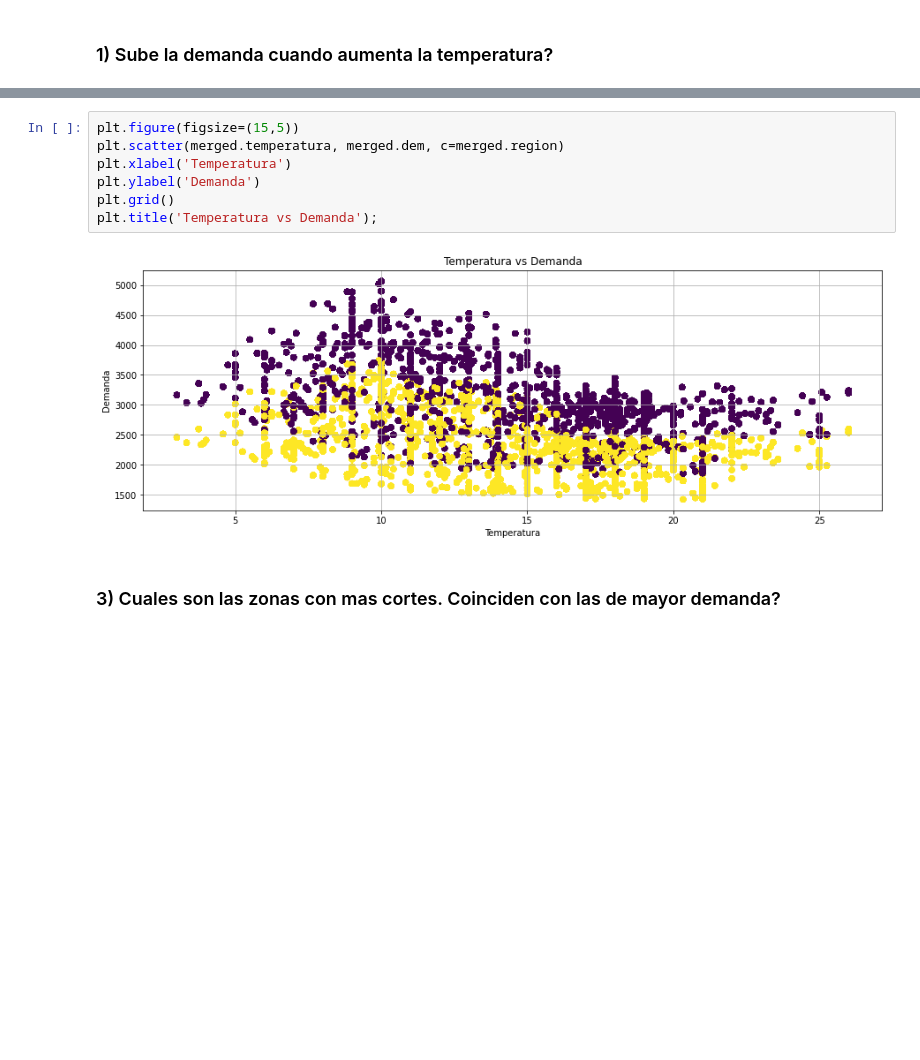
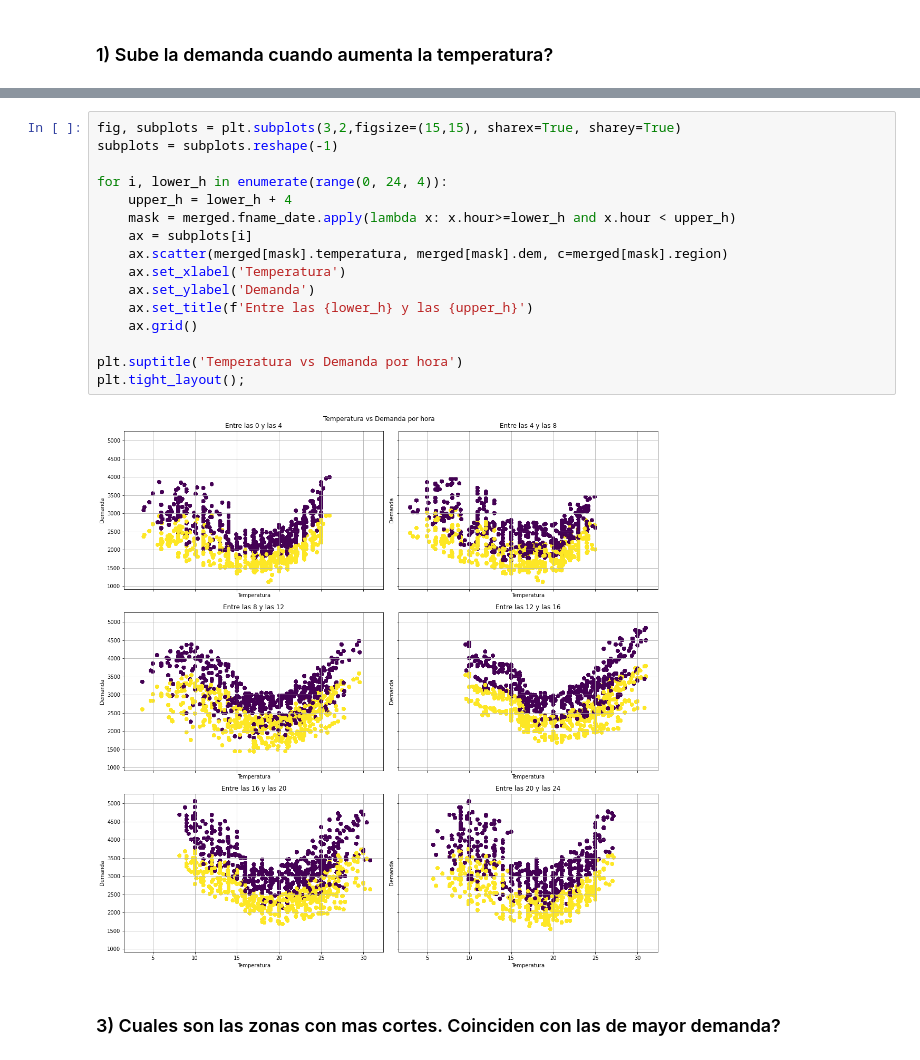
Before and after one commit to elsonidoq/enre, a Jupyter notebook: notebooks/02-EDA.ipynb, the cells around one changed output, grey strips where cells are left out. Cells and saved outputs as stored; diff of their text form; blank space fills up the shorter version.

```diff
--- a/notebooks/02-EDA.ipynb
+++ b/notebooks/02-EDA.ipynb
@@ -270,12 +278,21 @@ merged.head()
 # %%
-plt.figure(figsize=(15,5))
-plt.scatter(merged.temperatura, merged.dem, c=merged.region)
-plt.xlabel('Temperatura')
-plt.ylabel('Demanda')
-plt.grid()
-plt.title('Temperatura vs Demanda');
+fig, subplots = plt.subplots(3,2,figsize=(15,15), sharex=True, sharey=True)
+subplots = subplots.reshape(-1)
+
+for i, lower_h in enumerate(range(0, 24, 4)):
+    upper_h = lower_h + 4
+    mask = merged.fname_date.apply(lambda x: x.hour>=lower_h and x.hour < upper_h)
+    ax = subplots[i]
+    ax.scatter(merged[mask].temperatura, merged[mask].dem, c=merged[mask].region)
+    ax.set_xlabel('Temperatura')
+    ax.set_ylabel('Demanda')
+    ax.set_title(f'Entre las {lower_h} y las {upper_h}')
+    ax.grid()
+
+plt.suptitle('Temperatura vs Demanda por hora')
+plt.tight_layout();
 # %% [output]
-[figure, old version]
+[figure, new version]
 # %% [markdown]
 ### 3) Cuales son las zonas con mas cortes. Coinciden con las de mayor demanda?
 # %%
```
Also changed, not shown: parts of 43 cells of this notebook, 2 other files.
